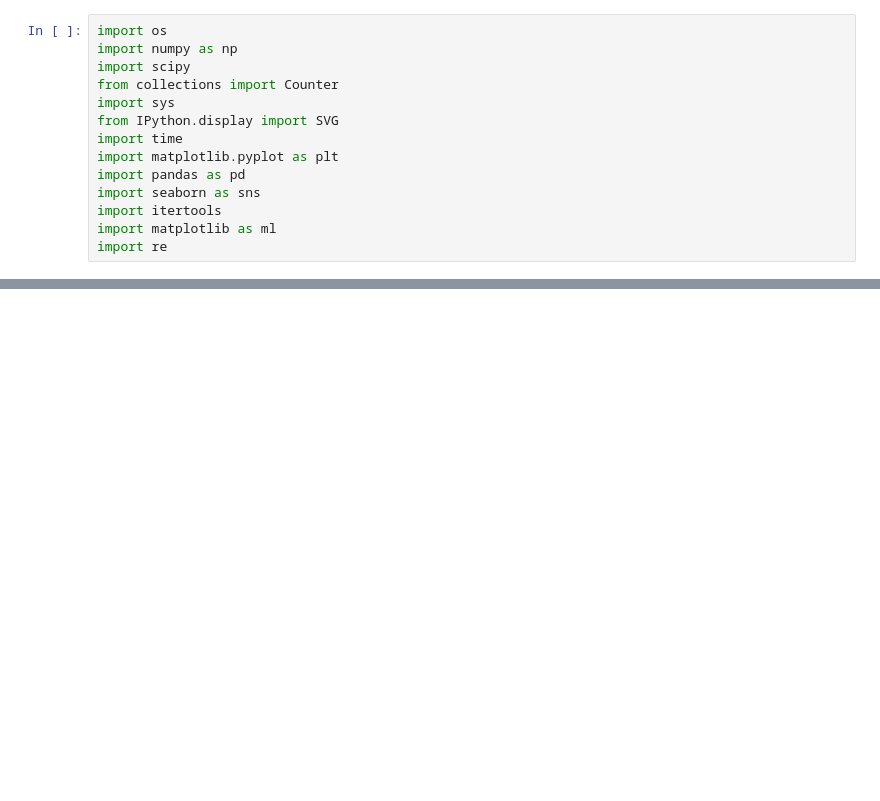
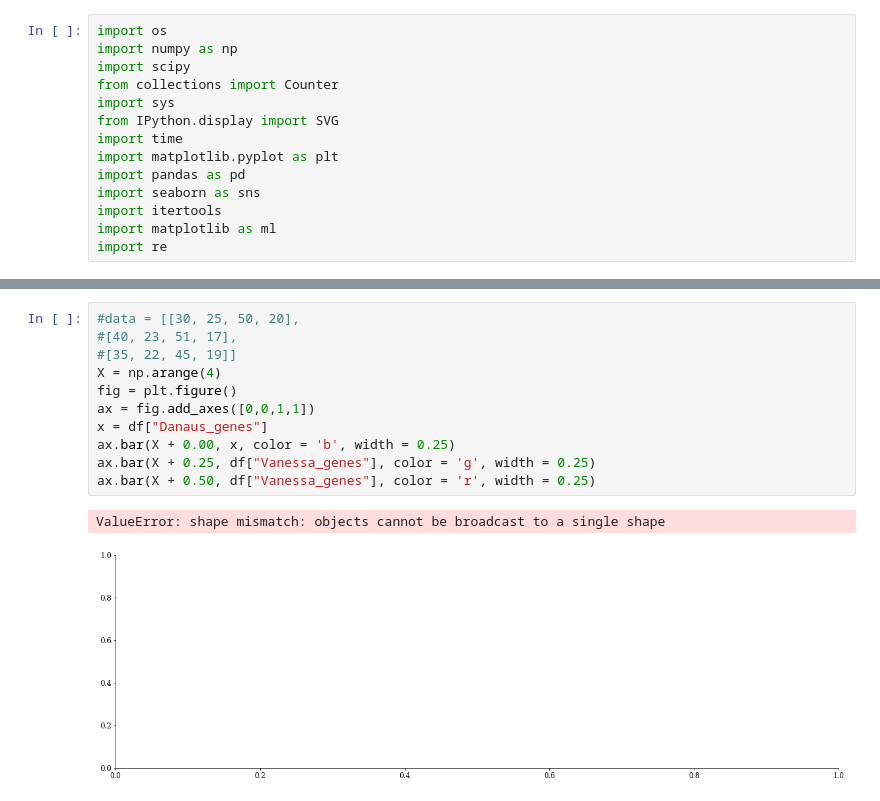
Before and after one commit to DaSh-bash/GenomeVanessa, a Jupyter notebook: VanessaAnnotation/TopGO_Data_Prep/TopGoPlot.ipynb, the cells around one changed output, grey strips where cells are left out. Saved outputs shown, nothing was run; the diff lists cells and outputs as text; blank space fills up the shorter version.

```diff
--- a/VanessaAnnotation/TopGO_Data_Prep/TopGoPlot.ipynb
+++ b/VanessaAnnotation/TopGO_Data_Prep/TopGoPlot.ipynb
@@ -79,0 +169,14 @@ plt.savefig("/Users/dshipilina/GitHub/Genome.pdf",bbox_inches="tight")
+# %%
+#data = [[30, 25, 50, 20],
+#[40, 23, 51, 17],
+#[35, 22, 45, 19]]
+X = np.arange(4)
+fig = plt.figure()
+ax = fig.add_axes([0,0,1,1])
+x = df["Danaus_genes"]
+ax.bar(X + 0.00, x, color = 'b', width = 0.25)
+ax.bar(X + 0.25, df["Vanessa_genes"], color = 'g', width = 0.25)
+ax.bar(X + 0.50, df["Vanessa_genes"], color = 'r', width = 0.25)
+# %% [output]
+ValueError: shape mismatch: objects cannot be broadcast to a single shape
+[figure, added]
```
Also changed, not shown: parts of 9 cells of this notebook, 8 other files.
